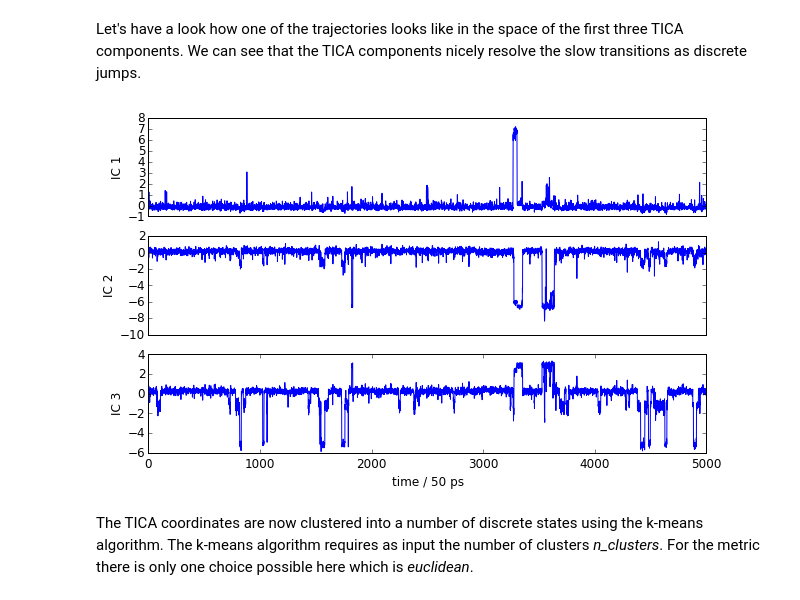
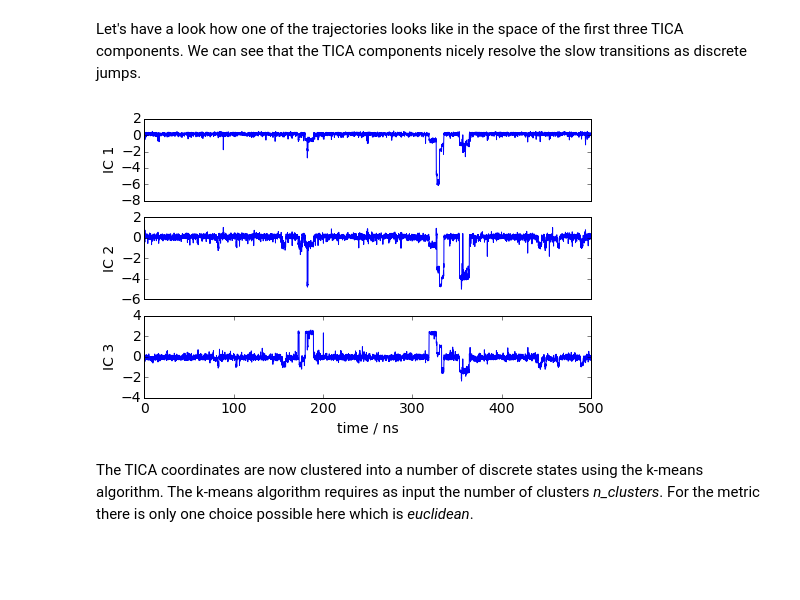
Before and after one commit to markovmodel/PyEMMA_IPython, a Jupyter notebook: md2msm_penta_peptide/md2msm_penta_peptide.ipynb, the cells around one changed output. Saved outputs shown, nothing was run; the diff lists cells and outputs as text; code cells hidden in the pictures; blank space fills up the shorter version.

```diff
--- a/md2msm_penta_peptide/md2msm_penta_peptide.ipynb
+++ b/md2msm_penta_peptide/md2msm_penta_peptide.ipynb
@@ -48,5 +101,7 @@ We can decide here which features we would like to use in the further analysis.
 # %%
 feat = coor.featurizer(topfile)
 feat.add_backbone_torsions(cossin=True)
+feat.add_chi1_torsions(cossin=True)
+#feat.add_distances(feat.pairs(feat.select_Heavy()))
 # describe the features
-feat.describe()
+#feat.describe()
@@ -83,6 +123,6 @@ number of dimension =  16
 # %% [markdown]
 For TICA we have to choose a *lag* time and we have to define the output dimension. This can be either set by the *dim* keyword, or by specify a percentage the kinetic variance we want to keep. Here we choose 90%, which gives us three dimensions. From the original 16-dimensional space, most of the relevant kinetic information is in a three-dimensional subspace.
 # %%
-tica_obj = coor.tica(inp, lag=20, var_cutoff=0.9)
+tica_obj = coor.tica(inp, lag=20, var_cutoff=0.9, kinetic_map=True)
 print 'TICA dimension ', tica_obj.dimension()
 # %% [output]
@@ -144,16 +178,19 @@ plot_labels()
 # %% [markdown]
 Let's have a look how one of the trajectories looks like in the space of the first three TICA components. We can see that the TICA components nicely resolve the slow transitions as discrete jumps.
 # %%
-figure(figsize(10,6))
+matplotlib.rcParams.update({'font.size': 14})
+dt = 0.1
+figure(figsize(8,5))
 ax1=plt.subplot(311)
-plot(Y[0][:,0]); ylabel('IC 1'); xticks([]); #yticks([0,2,4,6])
+x = dt*np.arange(Y[0].shape[0])
+plot(x, Y[0][:,0]); ylabel('IC 1'); xticks([]); yticks(np.arange(-8, 4, 2))
 ax1=plt.subplot(312)
-plot(Y[0][:,1]); ylabel('IC 2'); xticks([]); #yticks([-6, -4, -2, 0])
+plot(x, Y[0][:,1]); ylabel('IC 2'); xticks([]);  yticks(np.arange(-6, 4, 2))
 ax1=plt.subplot(313)
-plot(Y[0][:,2]); xlabel('time / 50 ps'); ylabel('IC 3'); #yticks([-2,0,2,4])
+plot(x, Y[0][:,2]); xlabel('time / ns'); ylabel('IC 3'); yticks(np.arange(-4, 6, 2))
 save_figure('ic_trajs.png')
 # %% [output]
-[figure, old version]
+[figure, new version]
 # %% [markdown]
 The TICA coordinates are now clustered into a number of discrete states using the k-means algorithm. The k-means algorithm requires as input the number of clusters *n_clusters*. For the metric there is only one choice possible here which is *euclidean*.
 # %%
```
Also changed, not shown: parts of 42 cells of this notebook, 10 other files.
